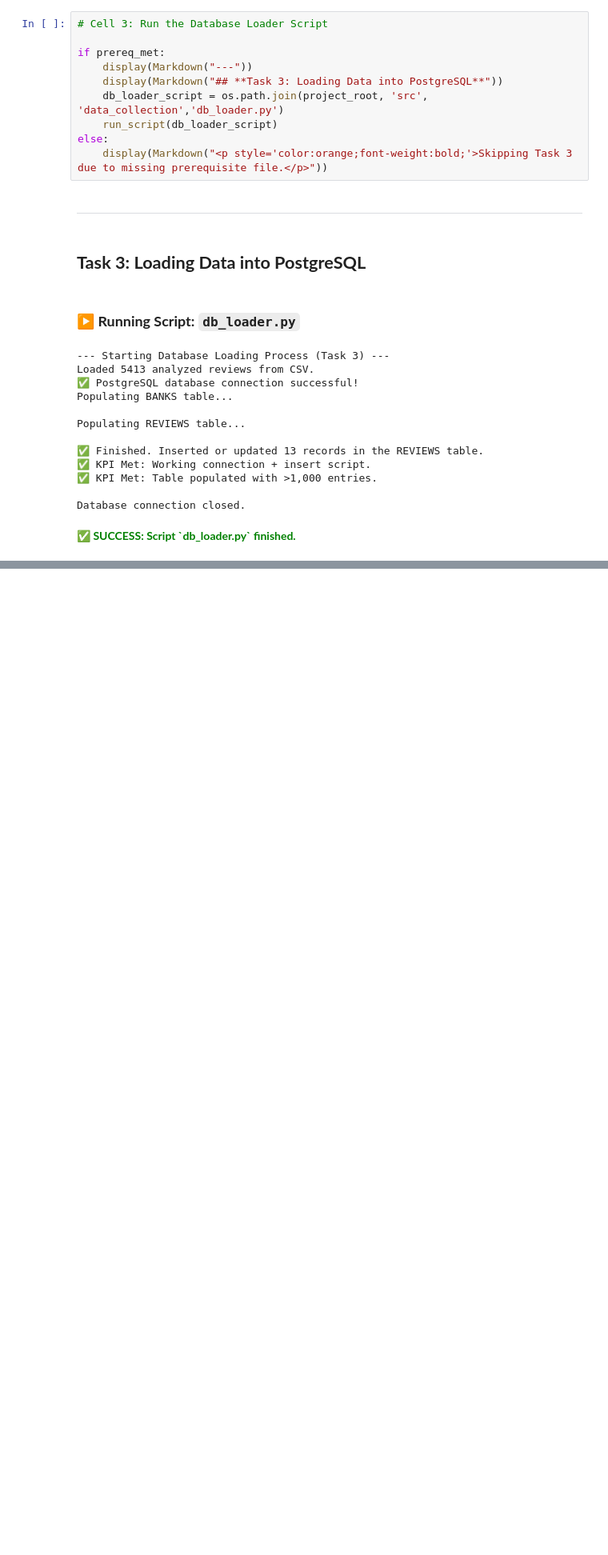
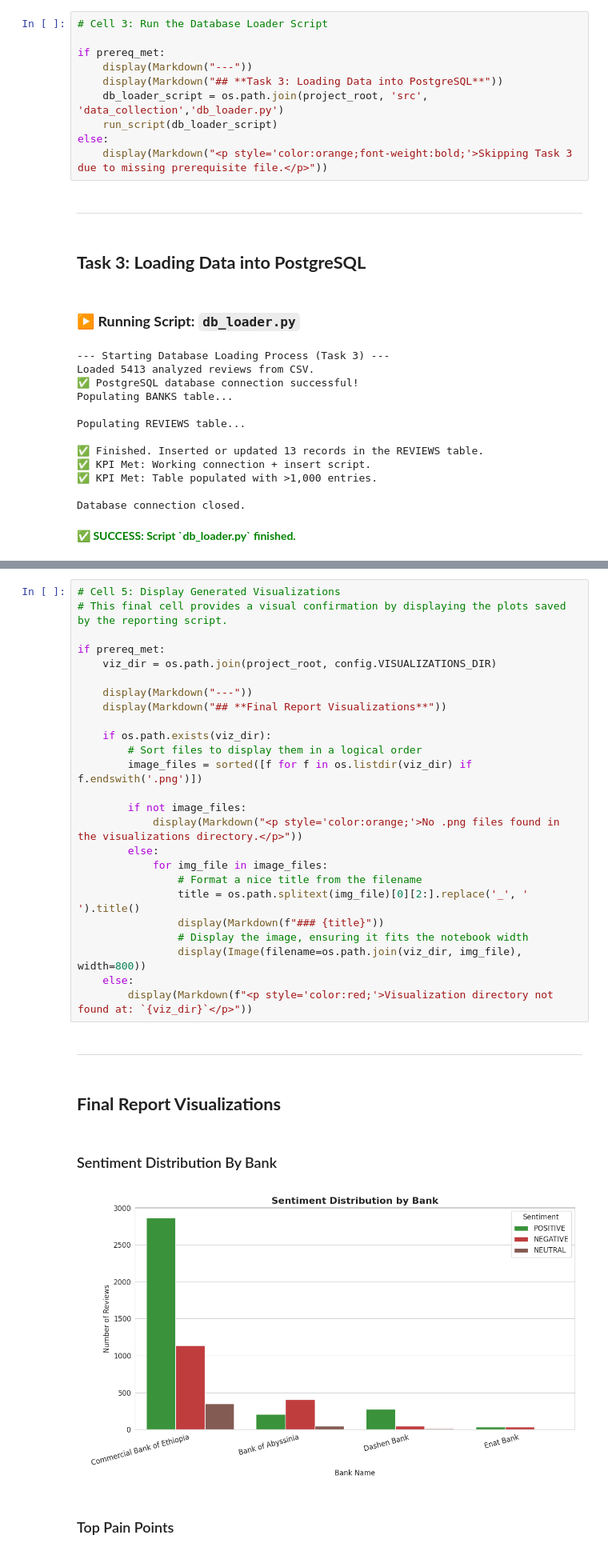
Before and after one commit to Fentahun022/fintech_reviews_omega_week2, a Jupyter notebook: notebooks/Final_Pipeline.ipynb, the cells around one changed output, grey strips where cells are left out. Shown: that part at 80% size. Cells and saved outputs as stored; diff of their text form; blank space fills up the shorter version.

Commit message:
implement visualization here

```diff
--- a/notebooks/Final_Pipeline.ipynb
+++ b/notebooks/Final_Pipeline.ipynb
@@ -88,0 +121,31 @@ Database connection closed.
+# %%
+# Cell 5: Display Generated Visualizations
+# This final cell provides a visual confirmation by displaying the plots saved by the reporting script.
+
+if prereq_met:
+    viz_dir = os.path.join(project_root, config.VISUALIZATIONS_DIR)
+
+    display(Markdown("---"))
+    display(Markdown("## **Final Report Visualizations**"))
+
+    if os.path.exists(viz_dir):
+        # Sort files to display them in a logical order
+        image_files = sorted([f for f in os.listdir(viz_dir) if f.endswith('.png')])
+
+        if not image_files:
+            display(Markdown("<p style='color:orange;'>No .png files found in the visualizations directory.</p>"))
+        else:
+            for img_file in image_files:
+                # Format a nice title from the filename
+                title = os.path.splitext(img_file)[0][2:].replace('_', ' ').title()
+                display(Markdown(f"### {title}"))
+                # Display the image, ensuring it fits the notebook width
+                display(Image(filename=os.path.join(viz_dir, img_file), width=800))
+    else:
+        display(Markdown(f"<p style='color:red;'>Visualization directory not found at: `{viz_dir}`</p>"))
+# %% [output]
+---
+## **Final Report Visualizations**
+### Sentiment Distribution By Bank
+[figure, added]
+### Top Pain Points
```
Also changed, not shown: parts of 2 cells of this notebook, 5 other files.
